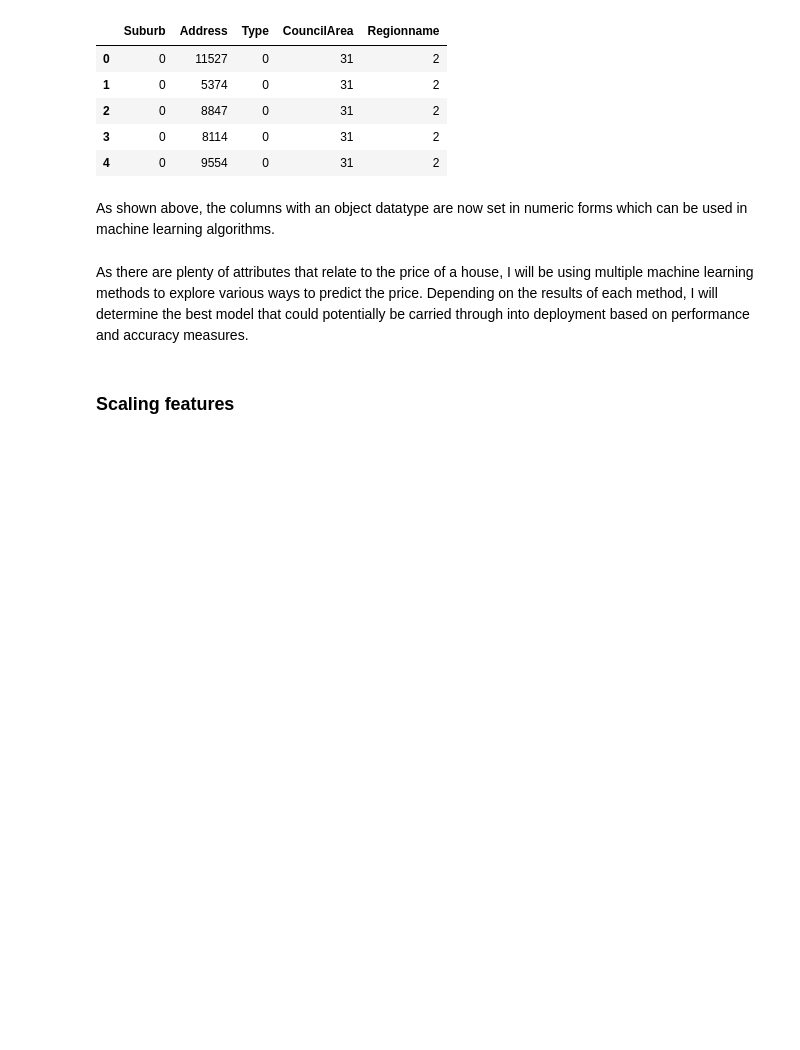
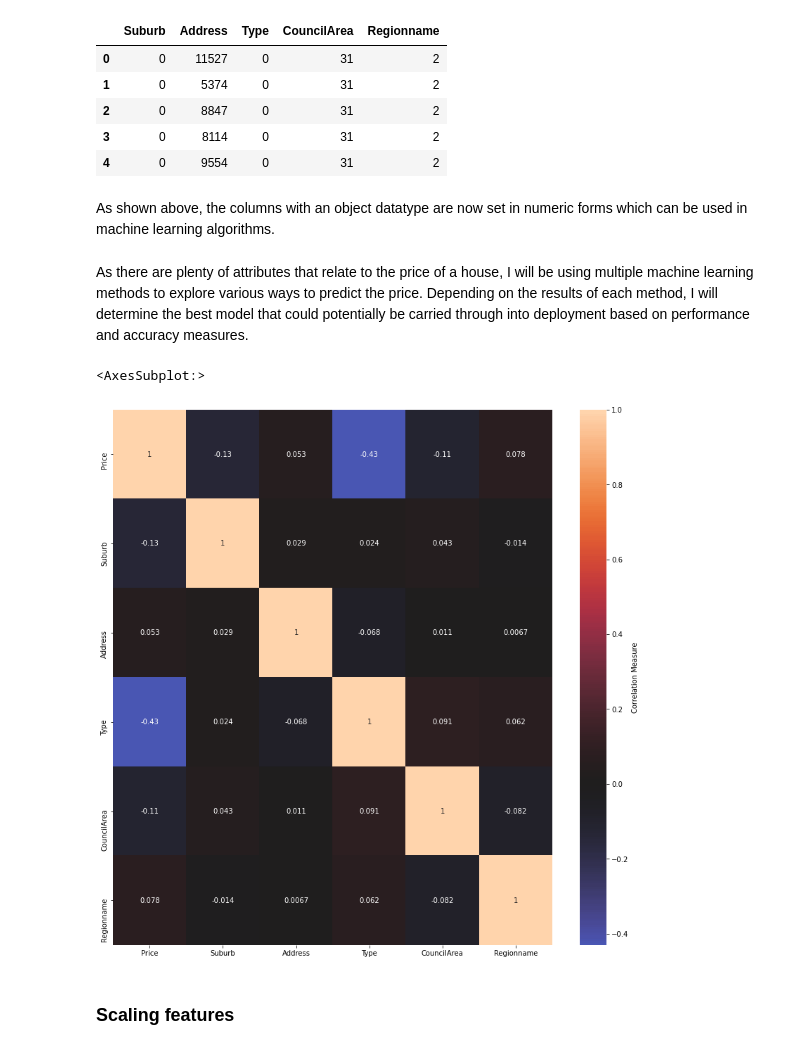
Before and after one commit to sheldyso/Data-Visualisation-Report, a Jupyter notebook: Data Visualisation Report.ipynb, the cells around one changed output. Saved outputs shown, nothing was run; the diff lists cells and outputs as text; code cells hidden in the pictures; blank space fills up the shorter version.

```diff
--- a/Data Visualisation Report.ipynb
+++ b/Data Visualisation Report.ipynb
@@ -294,8 +294,8 @@ label_encoder = LabelEncoder()
 for names in object_column_names:
     data[names] = data[[names]].apply(label_encoder.fit_transform)
 
-columns = ['Suburb', 'Address', 'Type', 'CouncilArea', 'Regionname']
-data[columns].head()
+cat_columns = ['Suburb', 'Address', 'Type', 'CouncilArea', 'Regionname']
+data[cat_columns].head()
 # %% [output]
 |  | Suburb | Address | Type | CouncilArea | Regionname |
 | 0 | 0 | 11527 | 0 | 31 | 2 |
@@ -309,6 +307,14 @@ data.hist()
 As shown above, the columns with an object datatype are now set in numeric forms which can be used in machine learning algorithms.
 # %% [markdown]
 As there are plenty of attributes that relate to the price of a house, I will be using multiple machine learning methods to explore various ways to predict the price. Depending on the results of each method, I will determine the best model that could potentially be carried through into deployment based on performance and accuracy measures.
+# %%
+cat_columns = ['Price'] + cat_columns
+cat_matrix = data[cat_columns].corr()
+plt.figure(figsize=(14, 14))
+sns.heatmap(cat_matrix, annot=True, center=0, cbar_kws={'label' : 'Correlation Measure'})
+# %% [output]
+<AxesSubplot:>
+[figure, added]
 # %% [markdown]
 ### Scaling features
 # %%
```
Also changed, not shown: parts of 24 cells of this notebook.
